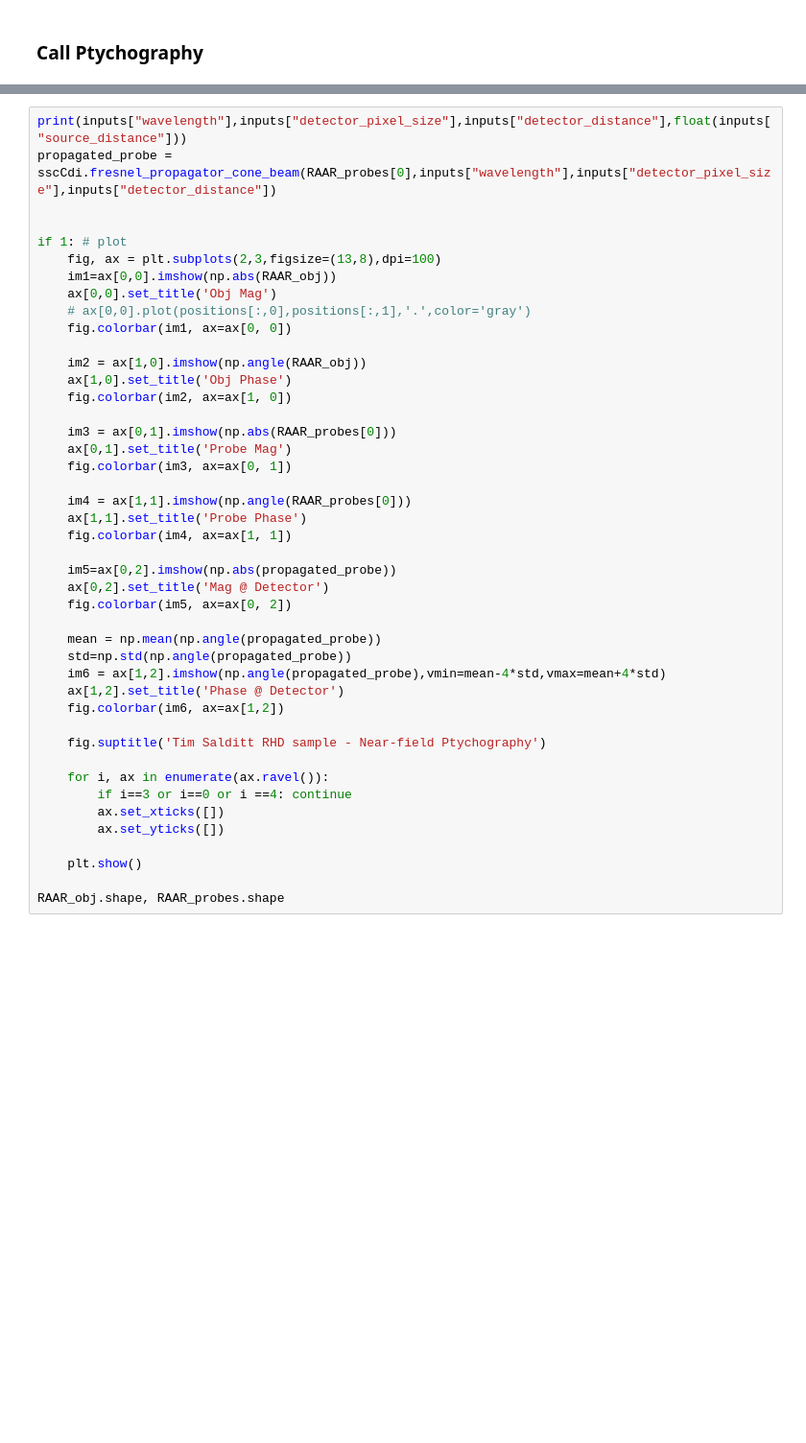
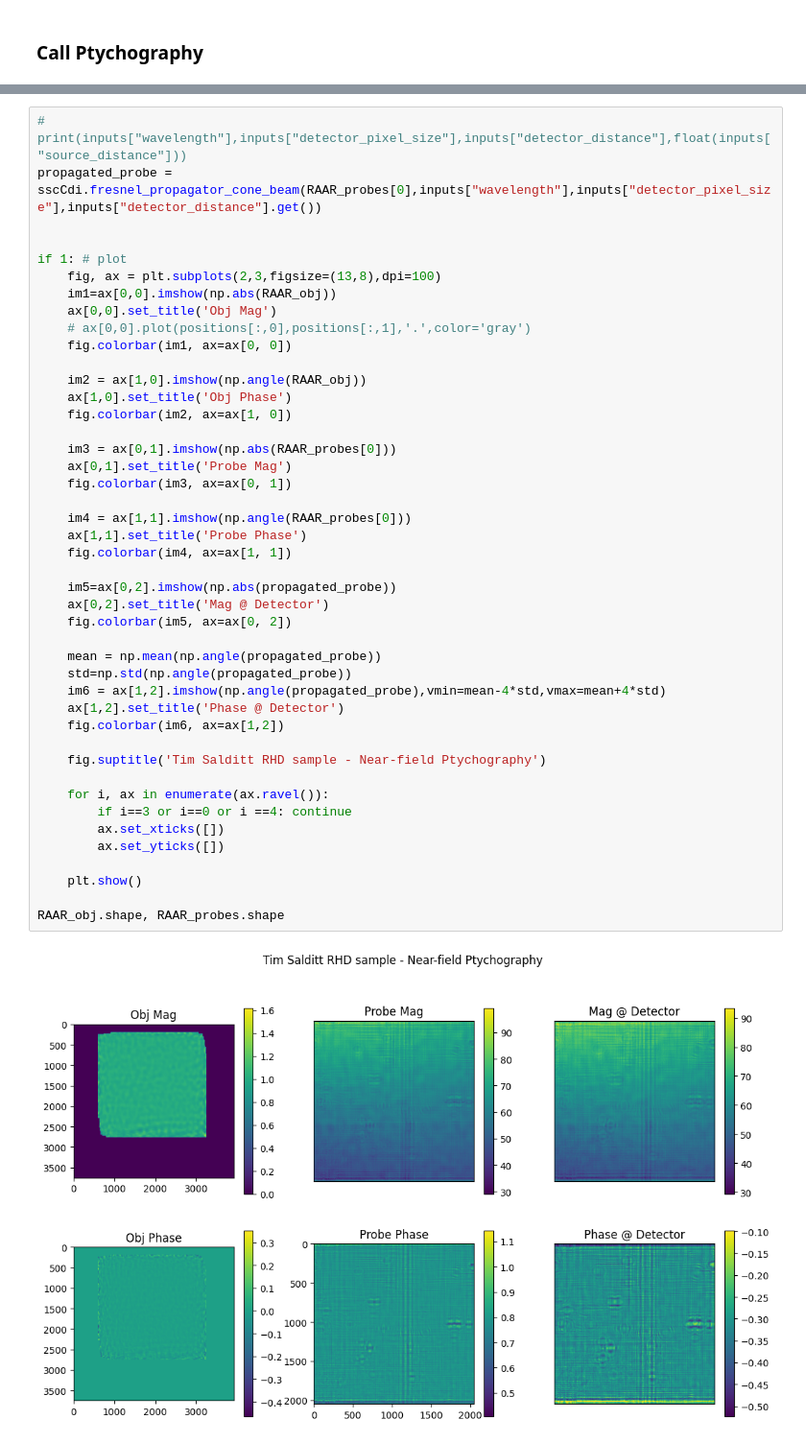
Before and after one commit to cnpem/ssc-cdi, a Jupyter notebook: sscCdi/ptycho/dev/fresnel_ptycho_RAAR_RHD_Salditt_MultiZ.ipynb, the cells around one changed output, grey strips where cells are left out. Shown at 96% size. Saved outputs shown, nothing was run; the diff lists cells and outputs as text; blank space fills up the shorter version.

```diff
--- a/sscCdi/ptycho/dev/fresnel_ptycho_RAAR_RHD_Salditt_MultiZ.ipynb
+++ b/sscCdi/ptycho/dev/fresnel_ptycho_RAAR_RHD_Salditt_MultiZ.ipynb
@@ -380,6 +436,6 @@ Iteration 3/10  Error: 1.32e-03
 # %%
-print(inputs["wavelength"],inputs["detector_pixel_size"],inputs["detector_distance"],float(inputs["source_distance"]))
-propagated_probe = sscCdi.fresnel_propagator_cone_beam(RAAR_probes[0],inputs["wavelength"],inputs["detector_pixel_size"],inputs["detector_distance"])
+# print(inputs["wavelength"],inputs["detector_pixel_size"],inputs["detector_distance"],float(inputs["source_distance"]))
+propagated_probe = sscCdi.fresnel_propagator_cone_beam(RAAR_probes[0],inputs["wavelength"],inputs["detector_pixel_size"],inputs["detector_distance"].get())
 
 
 if 1: # plot
@@ -395,30 +451,31 @@ if 1: # plot
 
     im3 = ax[0,1].imshow(np.abs(RAAR_probes[0]))
     ax[0,1].set_title('Probe Mag')
     fig.colorbar(im3, ax=ax[0, 1])
 
     im4 = ax[1,1].imshow(np.angle(RAAR_probes[0]))
     ax[1,1].set_title('Probe Phase')
     fig.colorbar(im4, ax=ax[1, 1])
 
     im5=ax[0,2].imshow(np.abs(propagated_probe))
     ax[0,2].set_title('Mag @ Detector')
     fig.colorbar(im5, ax=ax[0, 2])
 
     mean = np.mean(np.angle(propagated_probe))
     std=np.std(np.angle(propagated_probe))
     im6 = ax[1,2].imshow(np.angle(propagated_probe),vmin=mean-4*std,vmax=mean+4*std)
     ax[1,2].set_title('Phase @ Detector')
     fig.colorbar(im6, ax=ax[1,2])
 
     fig.suptitle('Tim Salditt RHD sample - Near-field Ptychography')
 
     for i, ax in enumerate(ax.ravel()):
         if i==3 or i==0 or i ==4: continue
         ax.set_xticks([])
         ax.set_yticks([])
 
     plt.show()
 
 RAAR_obj.shape, RAAR_probes.shape
 # %% [output]
+[figure, new version]
```
Also changed, not shown: parts of 12 cells of this notebook, 3 other files.
